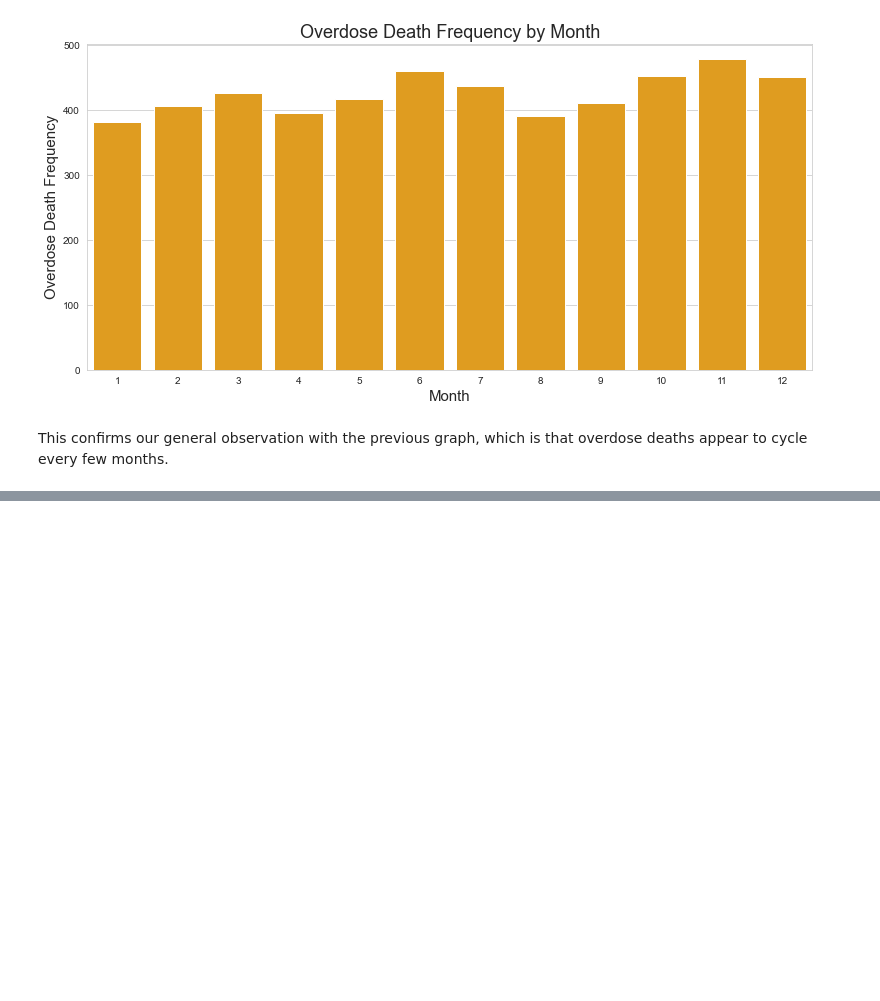
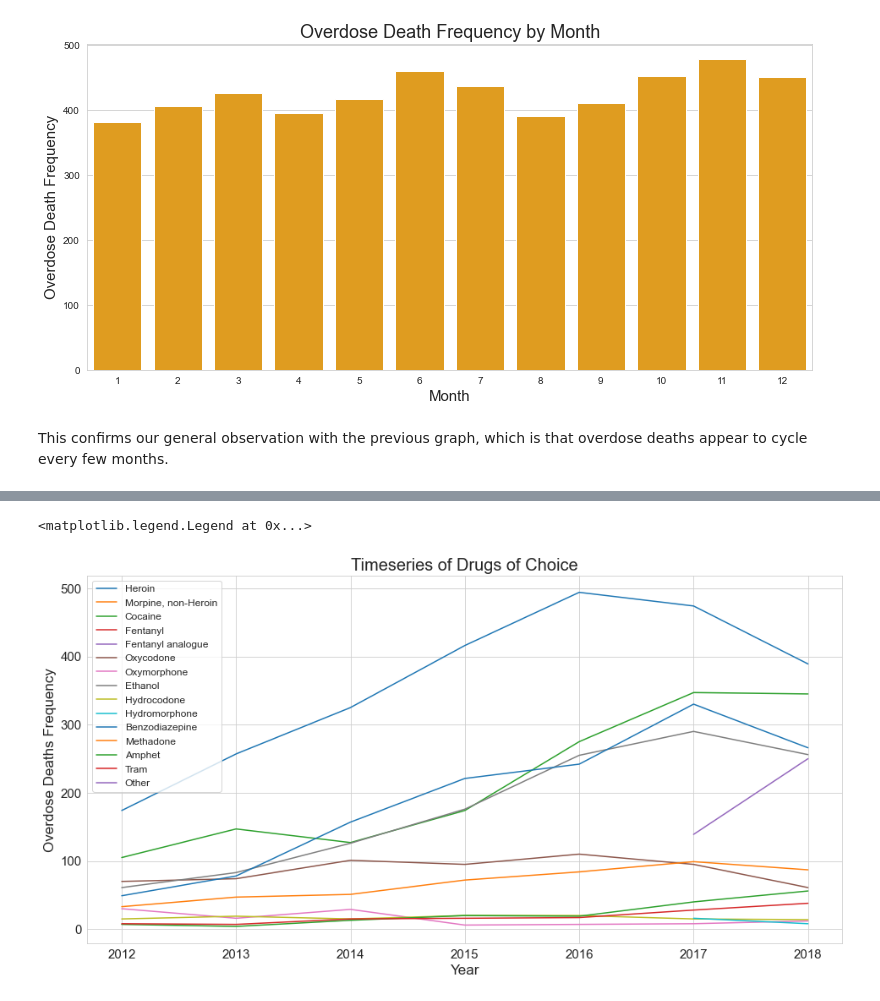
Before and after one commit to eseguia/Drug_Overdose_Deaths, a Jupyter notebook: drug_overdose_deaths.ipynb, the cells around one changed output, grey strips where cells are left out. Saved outputs shown, nothing was run; the diff lists cells and outputs as text; code cells hidden in the pictures; blank space fills up the shorter version.

```diff
--- a/drug_overdose_deaths.ipynb
+++ b/drug_overdose_deaths.ipynb
@@ -243,0 +289,12 @@ This confirms our general observation with the previous graph, which is that ove
+# %%
+fig, ax = plt.subplots(figsize=(16,8))
+dfdrugs.plot(ax=ax)
+plt.title('Timeseries of Drugs of Choice', fontsize = 20)
+ax.set_xlabel('Year', fontsize = 17)
+ax.set_ylabel('Overdose Deaths Frequency', fontsize = 17)
+plt.xticks(fontsize = 15)
+plt.yticks(fontsize = 15)
+plt.legend(prop={"size":12})
+# %% [output]
+<matplotlib.legend.Legend at 0x...>
+[figure, added]
```
Also changed, not shown: parts of 6 cells of this notebook.
